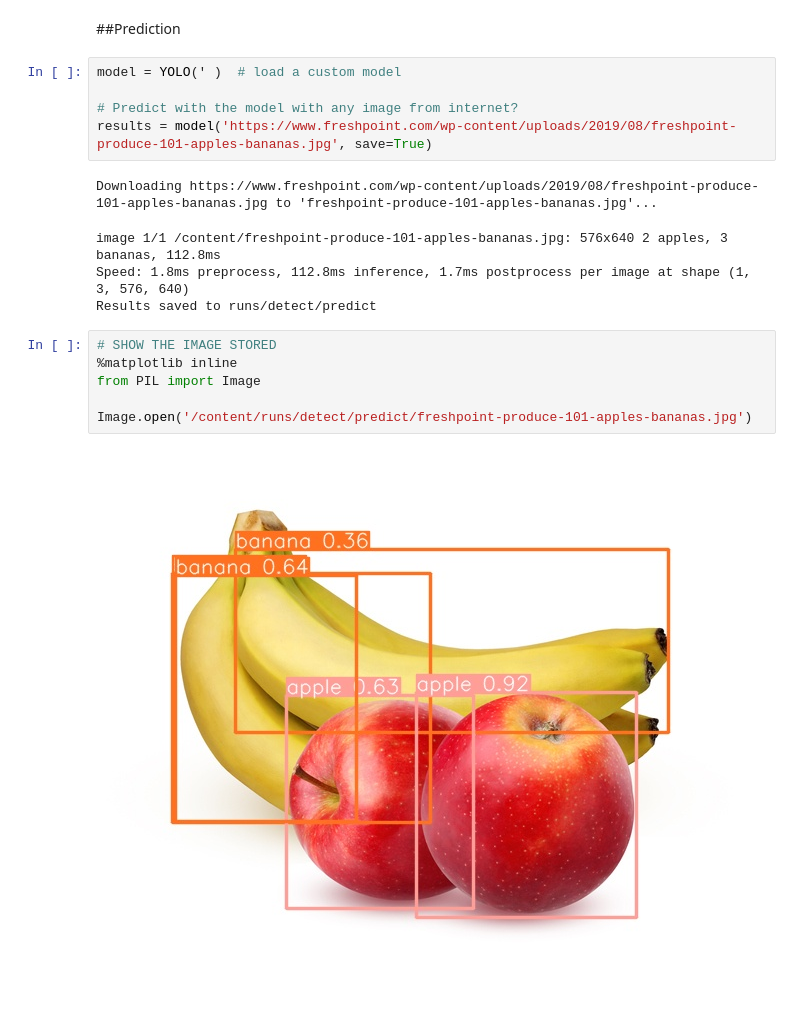
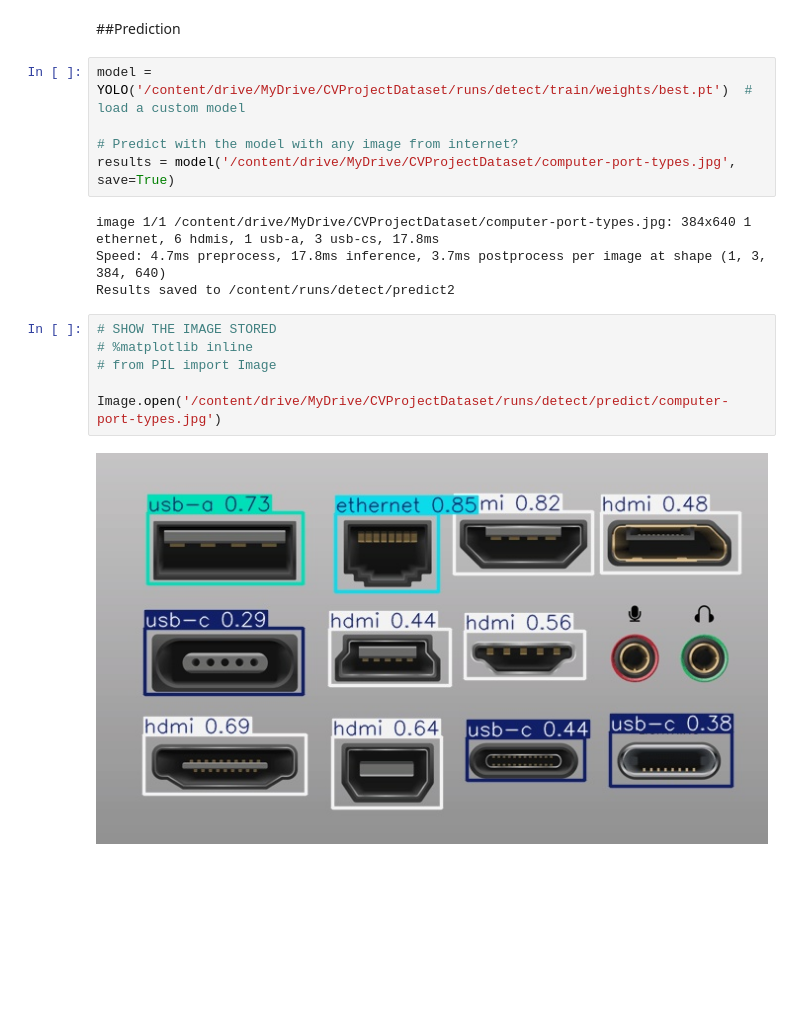
Before and after one commit to Jyl7hf/Computer-Vision-Project, a Jupyter notebook: ComputerVisionProject.ipynb, the cells around one changed output. Cells and saved outputs as stored; diff of their text form; blank space fills up the shorter version.

Commit message:
trained model once

```diff
--- a/ComputerVisionProject.ipynb
+++ b/ComputerVisionProject.ipynb
@@ -706,20 +719,19 @@ Image.open('/content/runs/detect/train/confusion_matrix_normalized.png')
 # %% [markdown]
 ##Prediction
 # %%
-model = YOLO(' )  # load a custom model
+model = YOLO('/content/drive/MyDrive/CVProjectDataset/runs/detect/train/weights/best.pt')  # load a custom model
 
 # Predict with the model with any image from internet?
-results = model('https://www.freshpoint.com/wp-content/uploads/2019/08/freshpoint-produce-101-apples-bananas.jpg', save=True)
+results = model('/content/drive/MyDrive/CVProjectDataset/computer-port-types.jpg', save=True)
 # %% [output]
-Downloading https://www.freshpoint.com/wp-content/uploads/2019/08/freshpoint-produce-101-apples-bananas.jpg to 'freshpoint-produce-101-apples-bananas.jpg'...
+image 1/1 /content/drive/MyDrive/CVProjectDataset/computer-port-types.jpg: 384x640 1 ethernet, 6 hdmis, 1 usb-a, 3 usb-cs, 17.8ms
+Speed: 4.7ms preprocess, 17.8ms inference, 3.7ms postprocess per image at shape (1, 3, 384, 640)
+Results saved to /content/runs/detect/predict2
-image 1/1 /content/freshpoint-produce-101-apples-bananas.jpg: 576x640 2 apples, 3 bananas, 112.8ms
-Speed: 1.8ms preprocess, 112.8ms inference, 1.7ms postprocess per image at shape (1, 3, 576, 640)
-Results saved to runs/detect/predict
 # %%
 # SHOW THE IMAGE STORED
-%matplotlib inline
-from PIL import Image
+# %matplotlib inline
+# from PIL import Image
 
-Image.open('/content/runs/detect/predict/freshpoint-produce-101-apples-bananas.jpg')
+Image.open('/content/drive/MyDrive/CVProjectDataset/runs/detect/predict/computer-port-types.jpg')
 # %% [output]
-[figure, old version]
+[figure, new version]
```
Also changed, not shown: parts of 18 cells of this notebook.
